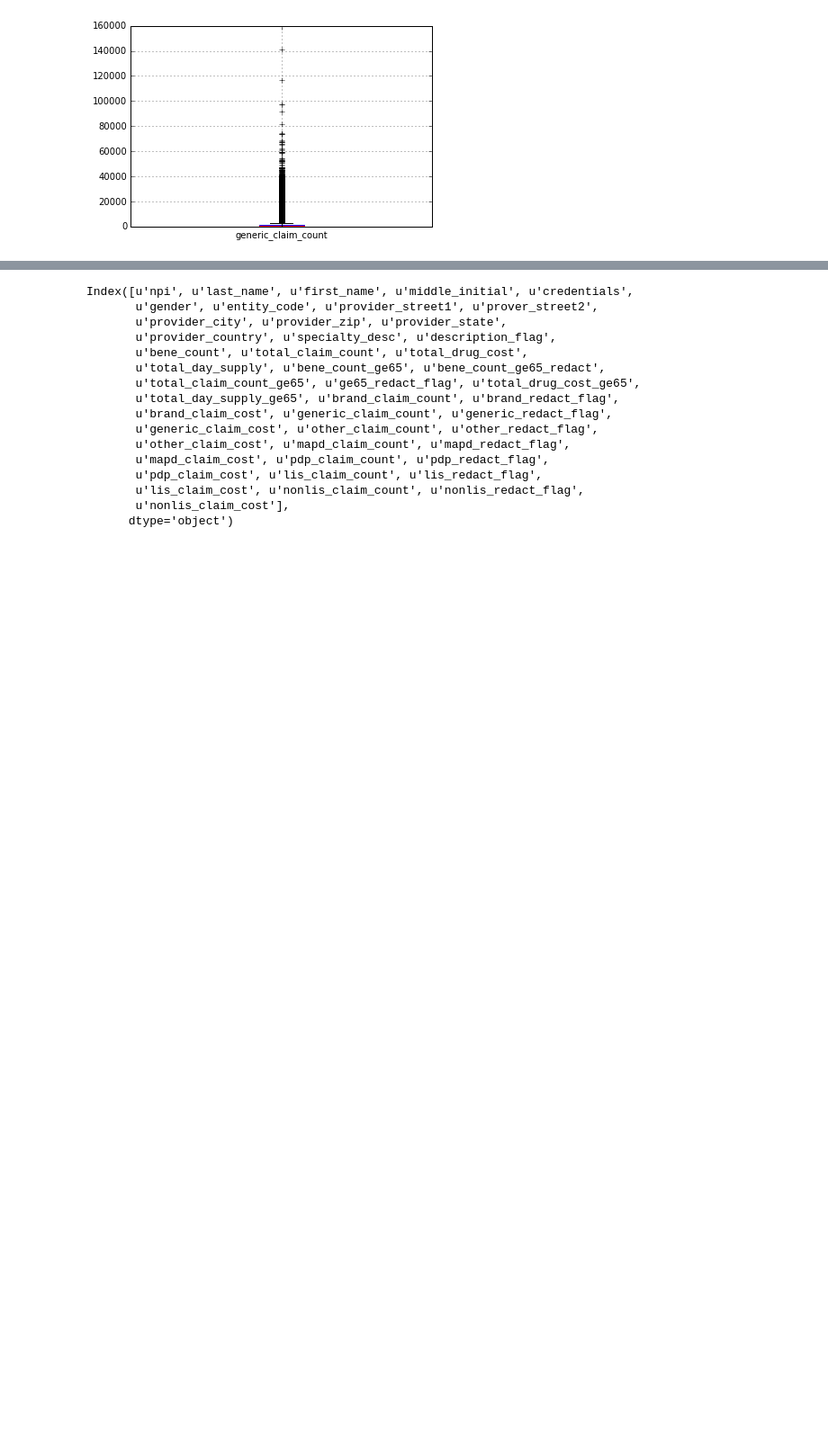
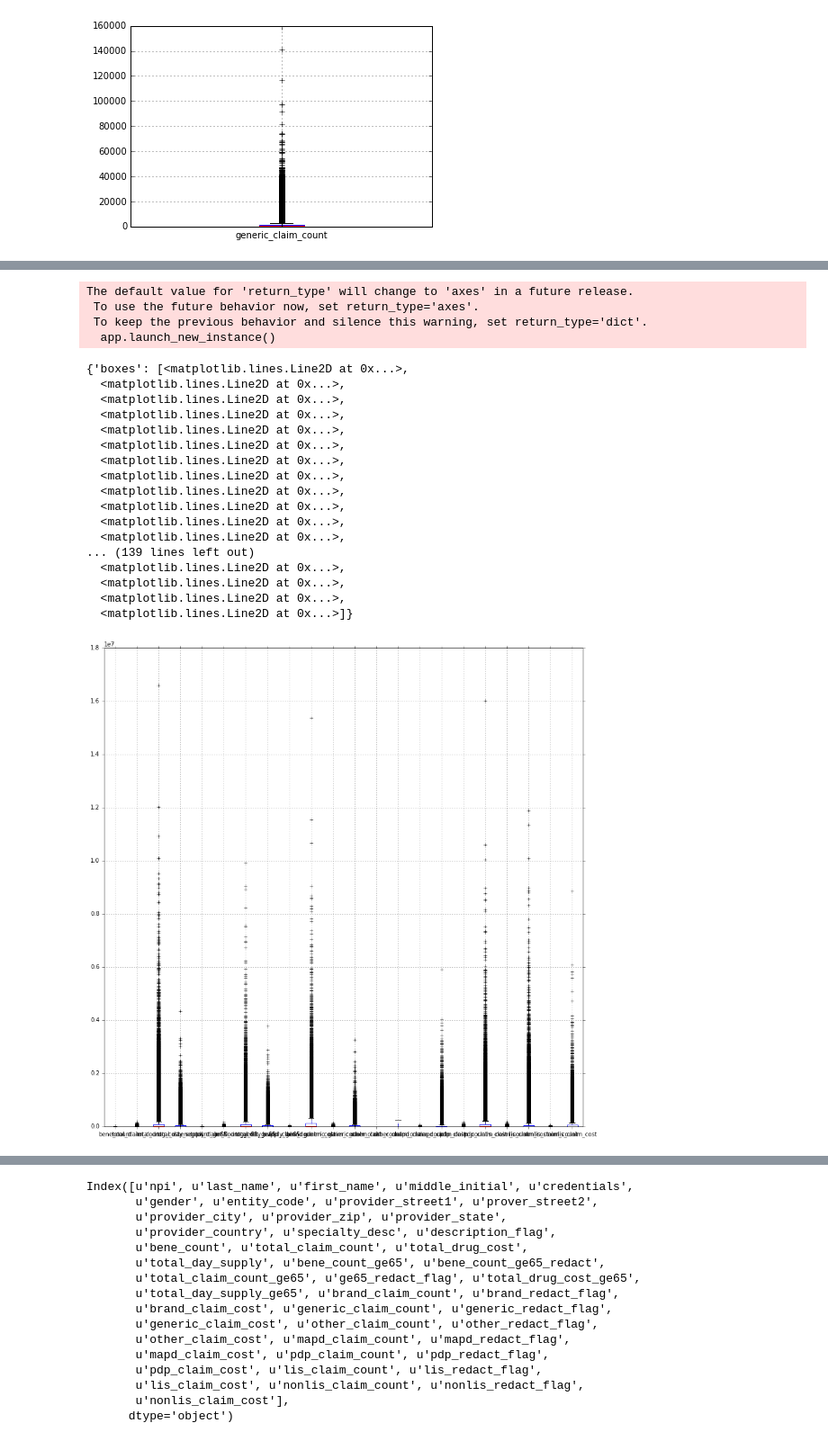
Before and after one commit to aurel1212/medicare-project, a Jupyter notebook: script/npi_13_EDA.ipynb, the cells around one changed output, grey strips where cells are left out. Shown: that part at 90% size. Cells and saved outputs as stored; diff of their text form; code cells hidden in the pictures; blank space fills up the shorter version.

```diff
--- a/script/npi_13_EDA.ipynb
+++ b/script/npi_13_EDA.ipynb
@@ -242,0 +272,31 @@ The default value for 'return_type' will change to 'axes' in a future release.
+# %%
+cost_breakdown_list = df_npi[-df_npi['bene_count'].isnull()].describe().columns.values.tolist()
+# %%
+cost_breakdown_list = cost_breakdown_list[1:]
+# %%
+plt.figure(figsize=(15,15))
+plt.tick_params(direction='vertical')
+df_npi.boxplot(column = cost_breakdown_list)
+# %% [output]
+The default value for 'return_type' will change to 'axes' in a future release.
+ To use the future behavior now, set return_type='axes'.
+ To keep the previous behavior and silence this warning, set return_type='dict'.
+  app.launch_new_instance()
+{'boxes': [<matplotlib.lines.Line2D at 0x...>,
+  <matplotlib.lines.Line2D at 0x...>,
+  <matplotlib.lines.Line2D at 0x...>,
+  <matplotlib.lines.Line2D at 0x...>,
+  <matplotlib.lines.Line2D at 0x...>,
+  <matplotlib.lines.Line2D at 0x...>,
+  <matplotlib.lines.Line2D at 0x...>,
+  <matplotlib.lines.Line2D at 0x...>,
+  <matplotlib.lines.Line2D at 0x...>,
+  <matplotlib.lines.Line2D at 0x...>,
+  <matplotlib.lines.Line2D at 0x...>,
+  <matplotlib.lines.Line2D at 0x...>,
+... (139 lines left out)
+  <matplotlib.lines.Line2D at 0x...>,
+  <matplotlib.lines.Line2D at 0x...>,
+  <matplotlib.lines.Line2D at 0x...>,
+  <matplotlib.lines.Line2D at 0x...>]}
+[figure, added]
```
Also changed, not shown: parts of 17 cells of this notebook.
